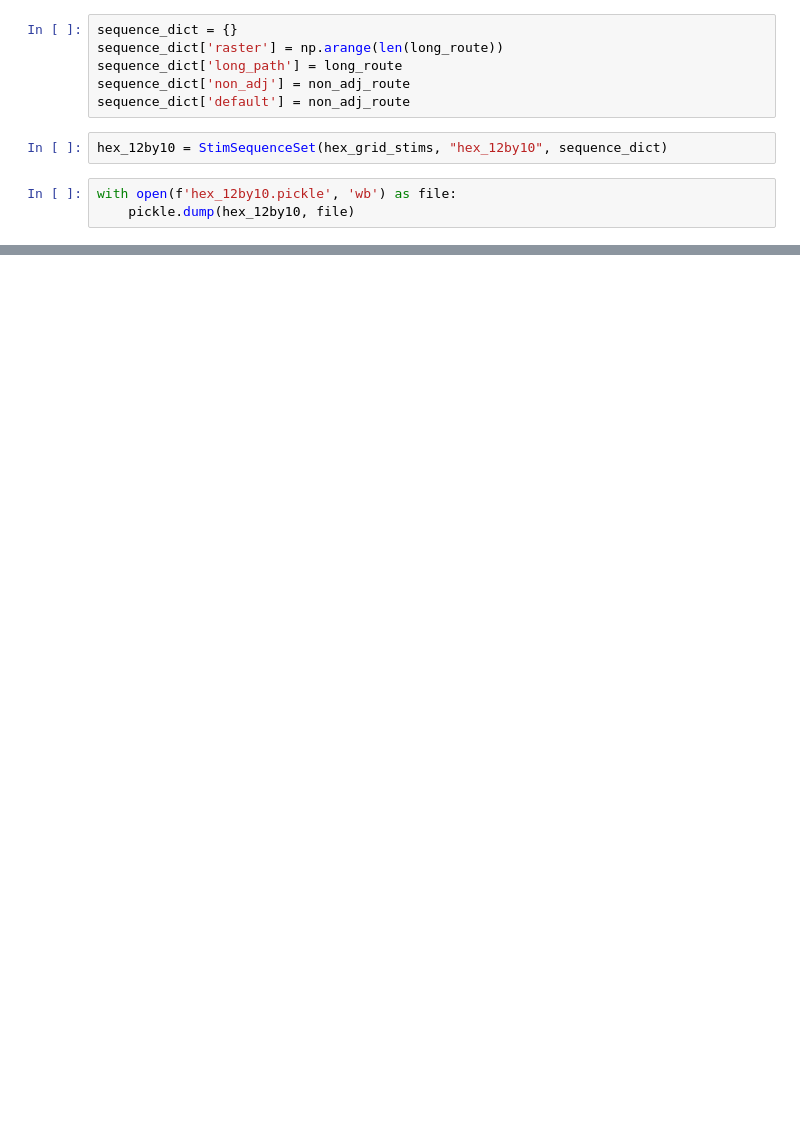
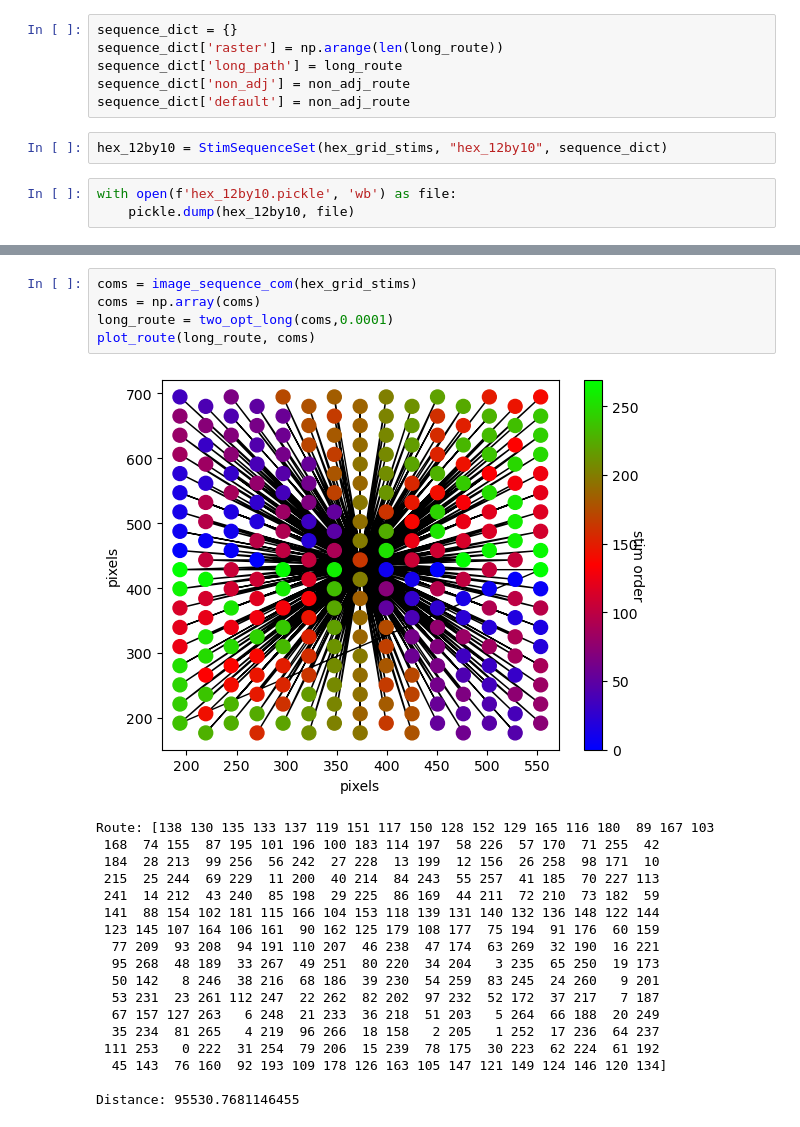
Before and after one commit to travis-open/photostim_generation, a Jupyter notebook: grid_stim_building.ipynb, the cells around one changed output, grey strips where cells are left out. Cells and saved outputs as stored; diff of their text form; blank space fills up the shorter version.

```diff
--- a/grid_stim_building.ipynb
+++ b/grid_stim_building.ipynb
@@ -246,0 +272,24 @@ with open(f'hex_12by10.pickle', 'wb') as file:
+# %%
+coms = image_sequence_com(hex_grid_stims)
+coms = np.array(coms)
+long_route = two_opt_long(coms,0.0001)
+plot_route(long_route, coms)
+# %% [output]
+[figure, added]
+Route: [138 130 135 133 137 119 151 117 150 128 152 129 165 116 180  89 167 103
+ 168  74 155  87 195 101 196 100 183 114 197  58 226  57 170  71 255  42
+ 184  28 213  99 256  56 242  27 228  13 199  12 156  26 258  98 171  10
+ 215  25 244  69 229  11 200  40 214  84 243  55 257  41 185  70 227 113
+ 241  14 212  43 240  85 198  29 225  86 169  44 211  72 210  73 182  59
+ 141  88 154 102 181 115 166 104 153 118 139 131 140 132 136 148 122 144
+ 123 145 107 164 106 161  90 162 125 179 108 177  75 194  91 176  60 159
+  77 209  93 208  94 191 110 207  46 238  47 174  63 269  32 190  16 221
+  95 268  48 189  33 267  49 251  80 220  34 204   3 235  65 250  19 173
+  50 142   8 246  38 216  68 186  39 230  54 259  83 245  24 260   9 201
+  53 231  23 261 112 247  22 262  82 202  97 232  52 172  37 217   7 187
+  67 157 127 263   6 248  21 233  36 218  51 203   5 264  66 188  20 249
+  35 234  81 265   4 219  96 266  18 158   2 205   1 252  17 236  64 237
+ 111 253   0 222  31 254  79 206  15 239  78 175  30 223  62 224  61 192
+  45 143  76 160  92 193 109 178 126 163 105 147 121 149 124 146 120 134]
+
+Distance: 95530.7681146455
```
Also changed, not shown: parts of 23 cells of this notebook, 1 other file.
